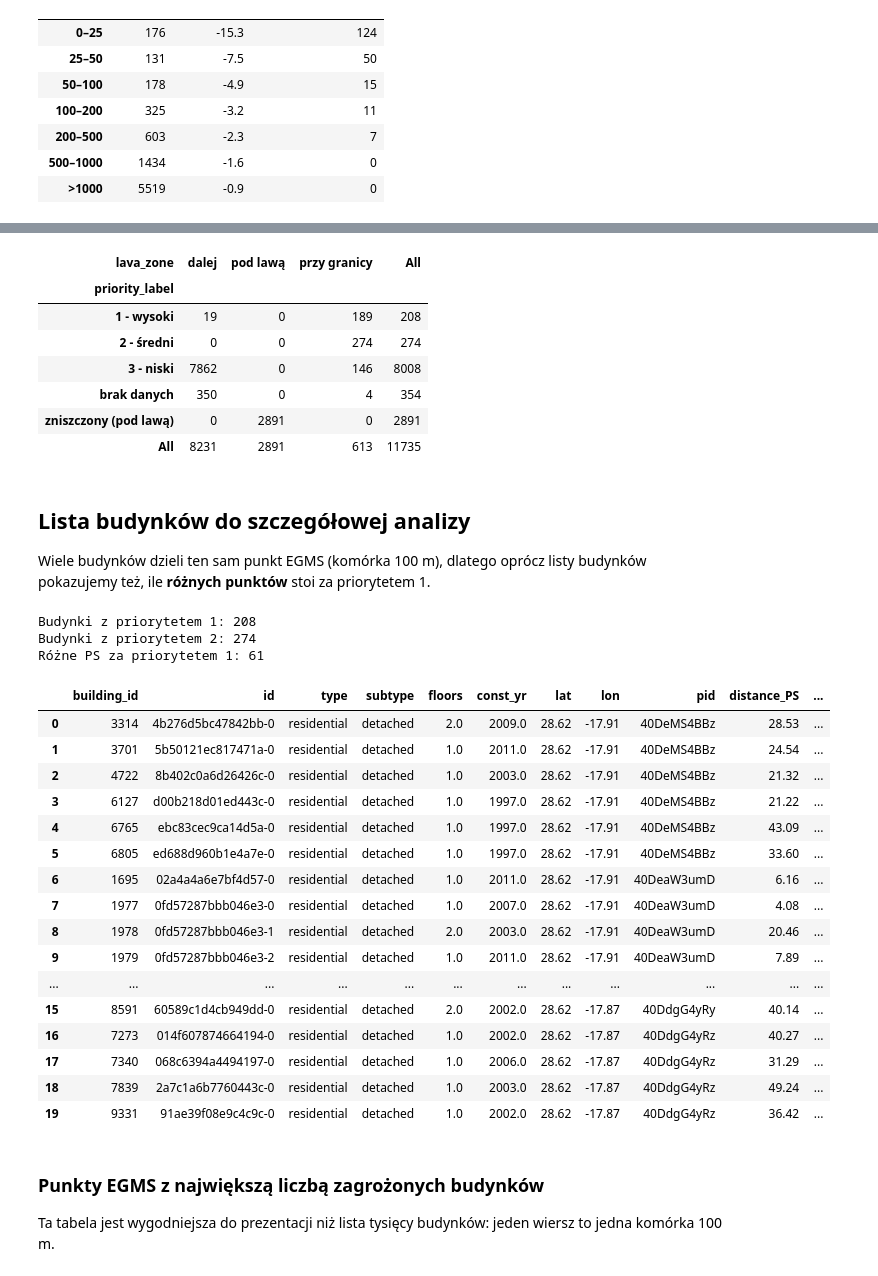
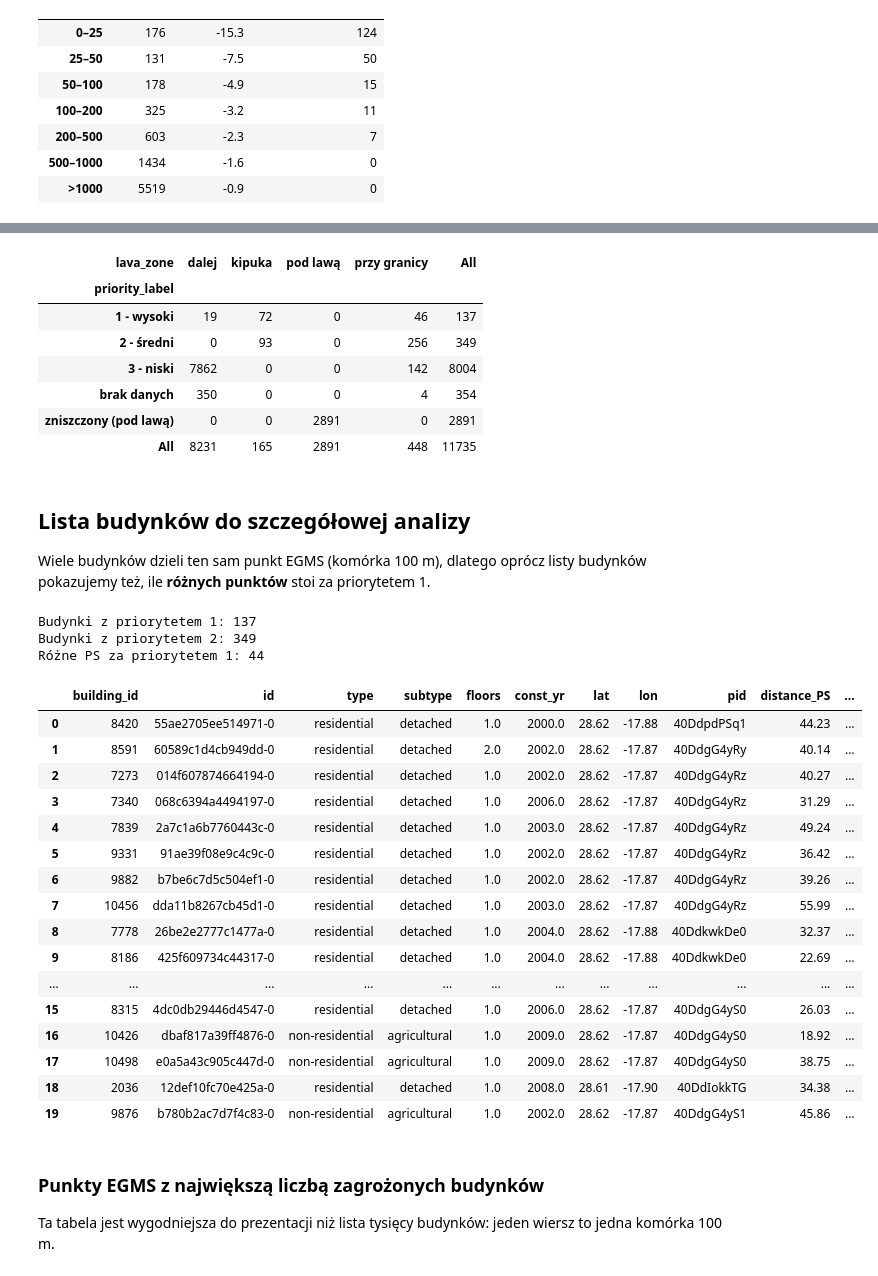
Before and after one commit to KrzysztofNowakowsky/EGSM, a Jupyter notebook: EGMS_buildings_analysis.ipynb, the cells around one changed output, grey strips where cells are left out. Cells and saved outputs as stored; diff of their text form; code cells hidden in the pictures.

```diff
--- a/EGMS_buildings_analysis.ipynb
+++ b/EGMS_buildings_analysis.ipynb
@@ -315,0 +335,14 @@ Name: count, dtype: int64
+# %%
+cells = gpd.GeoDataFrame(
+    ps[["pid"]].copy(),
+    geometry=[box(e - 50, n - 50, e + 50, n + 50) for e, n in zip(ps["easting"], ps["northing"])],
+    crs="EPSG:3035"
+)
+cells["cell_lava_share"] = (cells.geometry.intersection(lava_poly).area / 10_000).round(3)
+
+result = result.merge(cells[["pid", "cell_lava_share"]], on="pid", how="left")
+
+shares = cells["cell_lava_share"]
+print("Komórki bez lawy:", (shares == 0).sum())
+print("Komórki z lawą 0–25%:", ((shares > 0) & (shares < 0.25)).sum())
+print("Komórki z lawą ≥25%:", (shares >= 0.25).sum())
@@ -397,19 +434,25 @@ Progi 10 i 5 mm/rok są umowne. W obrębie priorytetu sortujemy od najszybszego
 # %%
 SUBSIDENCE_HIGH = -10  # mm/rok
 SUBSIDENCE_MEDIUM = -5  # mm/rok
+MAX_LAVA_SHARE = 0.25  # udział lawy w komórce, powyżej którego sygnał uznajemy za niepewny
+
+# Po złączeniu left kolumna anomaly ma braki (budynki bez PS) i typ object; zapisujemy ją jako bool
+result["anomaly"] = result["anomaly"].fillna(False).astype(bool)
 
 destroyed = result["lava_zone"] == "pod lawą"
 has_ps = result["has_PS"] == True
-is_anomaly = result["anomaly"] == True
+is_anomaly = result["anomaly"]
 v = result["mean_velocity"]
+lava_in_cell = result["cell_lava_share"] >= MAX_LAVA_SHARE
 
 result["priority"] = np.select(
     [
         destroyed,
-        has_ps & ~result["ps_on_lava"] & ((v <= SUBSIDENCE_HIGH) | is_anomaly),
+        has_ps & ~result["ps_on_lava"] & ~lava_in_cell & ((v <= SUBSIDENCE_HIGH) | is_anomaly),
         has_ps & (
             result["ps_on_lava"]
-            | ((result["lava_zone"] == "przy granicy") & (v <= SUBSIDENCE_MEDIUM))
+            | lava_in_cell
+            | (result["lava_zone"].isin(["przy granicy", "kipuka"]) & (v <= SUBSIDENCE_MEDIUM))
             | (result["cluster_name"] == "osiadanie po erupcji")
         ),
         has_ps,
@@ -423,14 +466,14 @@ result["priority_label"] = result["priority"].map({
 
 pd.crosstab(result["priority_label"], result["lava_zone"], margins=True)
 # %% [output]
-| lava_zone | dalej | pod lawą | przy granicy | All |
-| priority_label |  |  |  |  |
-| 1 - wysoki | 19 | 0 | 189 | 208 |
-| 2 - średni | 0 | 0 | 274 | 274 |
-| 3 - niski | 7862 | 0 | 146 | 8008 |
-| brak danych | 350 | 0 | 4 | 354 |
-| zniszczony (pod lawą) | 0 | 2891 | 0 | 2891 |
-| All | 8231 | 2891 | 613 | 11735 |
+| lava_zone | dalej | kipuka | pod lawą | przy granicy | All |
+| priority_label |  |  |  |  |  |
+| 1 - wysoki | 19 | 72 | 0 | 46 | 137 |
+| 2 - średni | 0 | 93 | 0 | 256 | 349 |
+| 3 - niski | 7862 | 0 | 0 | 142 | 8004 |
+| brak danych | 350 | 0 | 0 | 4 | 354 |
+| zniszczony (pod lawą) | 0 | 0 | 2891 | 0 | 2891 |
+| All | 8231 | 165 | 2891 | 448 | 11735 |
 # %% [markdown]
 ## Lista budynków do szczegółowej analizy
 
@@ -438,49 +481,49 @@ Wiele budynków dzieli ten sam punkt EGMS (komórka 100 m), dlatego oprócz list
 # %%
 centroids = result.geometry.centroid.to_crs("EPSG:4326")
 result["lon"] = centroids.x.round(5)
 result["lat"] = centroids.y.round(5)
 
 list_cols = [
     "building_id", "id", "type", "subtype", "floors", "const_yr",
     "lat", "lon", "pid", "distance_PS",
     "mean_velocity", "acceleration", "trend_change", "anomaly_score",
-    "cluster_name", "lava_zone", "dist_lava", "ps_on_lava", "priority_label"
+    "cluster_name", "lava_zone", "dist_lava", "ps_on_lava", "cell_lava_share", "priority_label"
 ]
 
 to_analyse = (
     result[result["priority"].isin([1, 2])]
     .sort_values(["priority", "mean_velocity"], ascending=[True, True])
     [list_cols]
     .reset_index(drop=True)
 )
 
 print("Budynki z priorytetem 1:", (to_analyse["priority_label"] == "1 - wysoki").sum())
 print("Budynki z priorytetem 2:", (to_analyse["priority_label"] == "2 - średni").sum())
 print("Różne PS za priorytetem 1:",
       to_analyse.loc[to_analyse["priority_label"] == "1 - wysoki", "pid"].nunique())
 
 to_analyse.head(20).round(2)
 # %% [output]
-Budynki z priorytetem 1: 208
-Budynki z priorytetem 2: 274
-Różne PS za priorytetem 1: 61
+Budynki z priorytetem 1: 137
+Budynki z priorytetem 2: 349
+Różne PS za priorytetem 1: 44
 |  | building_id | id | type | subtype | floors | const_yr | lat | lon | pid | distance_PS | ... |
-| 0 | 3314 | 4b276d5bc47842bb-0 | residential | detached | 2.0 | 2009.0 | 28.62 | -17.91 | 40DeMS4BBz | 28.53 | ... |
-| 1 | 3701 | 5b50121ec817471a-0 | residential | detached | 1.0 | 2011.0 | 28.62 | -17.91 | 40DeMS4BBz | 24.54 | ... |
-| 2 | 4722 | 8b402c0a6d26426c-0 | residential | detached | 1.0 | 2003.0 | 28.62 | -17.91 | 40DeMS4BBz | 21.32 | ... |
-| 3 | 6127 | d00b218d01ed443c-0 | residential | detached | 1.0 | 1997.0 | 28.62 | -17.91 | 40DeMS4BBz | 21.22 | ... |
-| 4 | 6765 | ebc83cec9ca14d5a-0 | residential | detached | 1.0 | 1997.0 | 28.62 | -17.91 | 40DeMS4BBz | 43.09 | ... |
-| 5 | 6805 | ed688d960b1e4a7e-0 | residential | detached | 1.0 | 1997.0 | 28.62 | -17.91 | 40DeMS4BBz | 33.60 | ... |
-| 6 | 1695 | 02a4a4a6e7bf4d57-0 | residential | detached | 1.0 | 2011.0 | 28.62 | -17.91 | 40DeaW3umD | 6.16 | ... |
-| 7 | 1977 | 0fd57287bbb046e3-0 | residential | detached | 1.0 | 2007.0 | 28.62 | -17.91 | 40DeaW3umD | 4.08 | ... |
-| 8 | 1978 | 0fd57287bbb046e3-1 | residential | detached | 2.0 | 2003.0 | 28.62 | -17.91 | 40DeaW3umD | 20.46 | ... |
-| 9 | 1979 | 0fd57287bbb046e3-2 | residential | detached | 1.0 | 2011.0 | 28.62 | -17.91 | 40DeaW3umD | 7.89 | ... |
+| 0 | 8420 | 55ae2705ee514971-0 | residential | detached | 1.0 | 2000.0 | 28.62 | -17.88 | 40DdpdPSq1 | 44.23 | ... |
+| 1 | 8591 | 60589c1d4cb949dd-0 | residential | detached | 2.0 | 2002.0 | 28.62 | -17.87 | 40DdgG4yRy | 40.14 | ... |
+| 2 | 7273 | 014f607874664194-0 | residential | detached | 1.0 | 2002.0 | 28.62 | -17.87 | 40DdgG4yRz | 40.27 | ... |
+| 3 | 7340 | 068c6394a4494197-0 | residential | detached | 1.0 | 2006.0 | 28.62 | -17.87 | 40DdgG4yRz | 31.29 | ... |
+| 4 | 7839 | 2a7c1a6b7760443c-0 | residential | detached | 1.0 | 2003.0 | 28.62 | -17.87 | 40DdgG4yRz | 49.24 | ... |
+| 5 | 9331 | 91ae39f08e9c4c9c-0 | residential | detached | 1.0 | 2002.0 | 28.62 | -17.87 | 40DdgG4yRz | 36.42 | ... |
+| 6 | 9882 | b7be6c7d5c504ef1-0 | residential | detached | 1.0 | 2002.0 | 28.62 | -17.87 | 40DdgG4yRz | 39.26 | ... |
+| 7 | 10456 | dda11b8267cb45d1-0 | residential | detached | 1.0 | 2003.0 | 28.62 | -17.87 | 40DdgG4yRz | 55.99 | ... |
+| 8 | 7778 | 26be2e2777c1477a-0 | residential | detached | 1.0 | 2004.0 | 28.62 | -17.88 | 40DdkwkDe0 | 32.37 | ... |
+| 9 | 8186 | 425f609734c44317-0 | residential | detached | 1.0 | 2004.0 | 28.62 | -17.88 | 40DdkwkDe0 | 22.69 | ... |
 | ... | ... | ... | ... | ... | ... | ... | ... | ... | ... | ... | ... |
-| 15 | 8591 | 60589c1d4cb949dd-0 | residential | detached | 2.0 | 2002.0 | 28.62 | -17.87 | 40DdgG4yRy | 40.14 | ... |
-| 16 | 7273 | 014f607874664194-0 | residential | detached | 1.0 | 2002.0 | 28.62 | -17.87 | 40DdgG4yRz | 40.27 | ... |
-| 17 | 7340 | 068c6394a4494197-0 | residential | detached | 1.0 | 2006.0 | 28.62 | -17.87 | 40DdgG4yRz | 31.29 | ... |
-| 18 | 7839 | 2a7c1a6b7760443c-0 | residential | detached | 1.0 | 2003.0 | 28.62 | -17.87 | 40DdgG4yRz | 49.24 | ... |
-| 19 | 9331 | 91ae39f08e9c4c9c-0 | residential | detached | 1.0 | 2002.0 | 28.62 | -17.87 | 40DdgG4yRz | 36.42 | ... |
+| 15 | 8315 | 4dc0db29446d4547-0 | residential | detached | 1.0 | 2006.0 | 28.62 | -17.87 | 40DdgG4yS0 | 26.03 | ... |
+| 16 | 10426 | dbaf817a39ff4876-0 | non-residential | agricultural | 1.0 | 2009.0 | 28.62 | -17.87 | 40DdgG4yS0 | 18.92 | ... |
+| 17 | 10498 | e0a5a43c905c447d-0 | non-residential | agricultural | 1.0 | 2009.0 | 28.62 | -17.87 | 40DdgG4yS0 | 38.75 | ... |
+| 18 | 2036 | 12def10fc70e425a-0 | residential | detached | 1.0 | 2008.0 | 28.61 | -17.90 | 40DdIokkTG | 34.38 | ... |
+| 19 | 9876 | b780b2ac7d7f4c83-0 | non-residential | agricultural | 1.0 | 2002.0 | 28.62 | -17.87 | 40DdgG4yS1 | 45.86 | ... |
 # %% [markdown]
 ### Punkty EGMS z największą liczbą zagrożonych budynków
 
```
Also changed, not shown: parts of 8 cells of this notebook, 5 other files.
